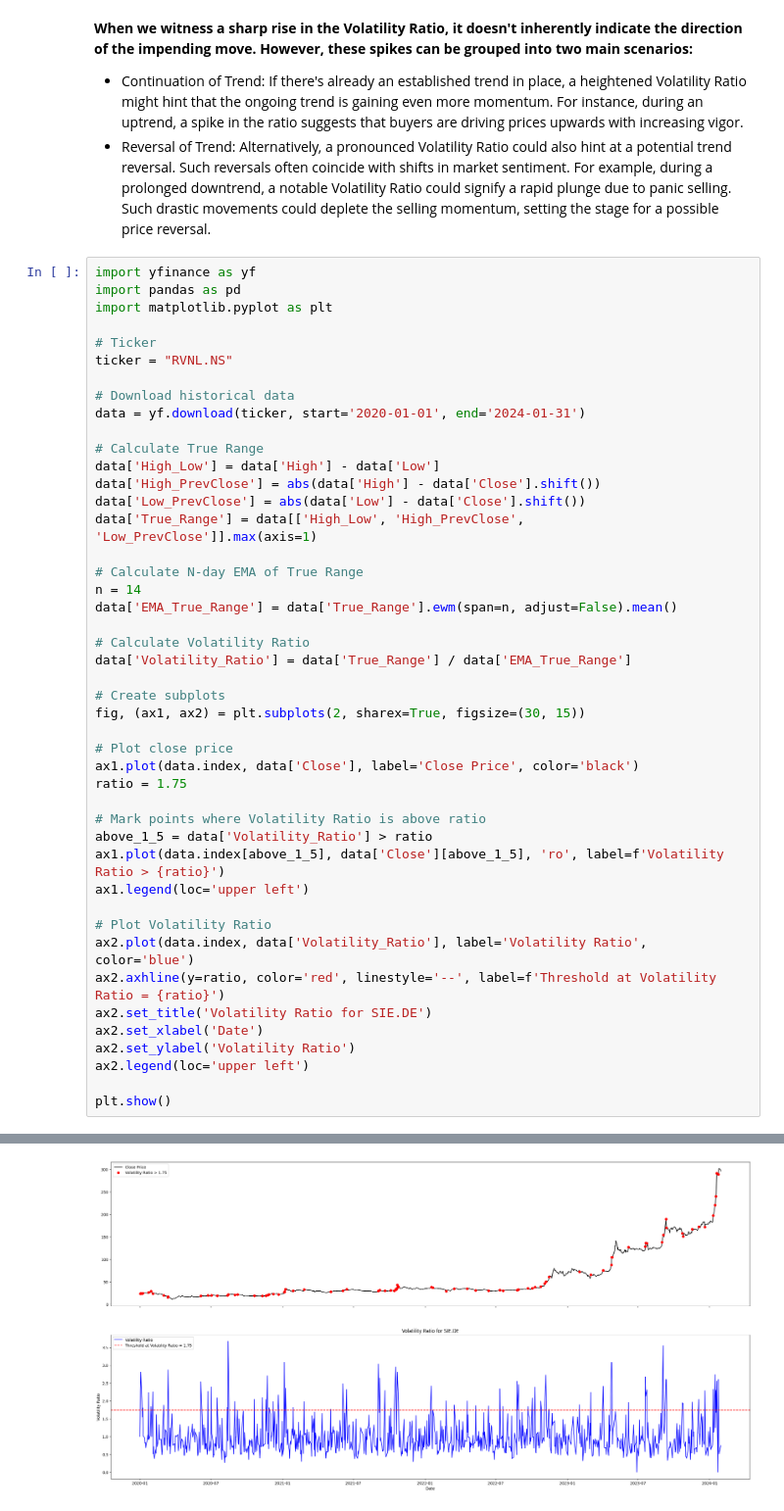
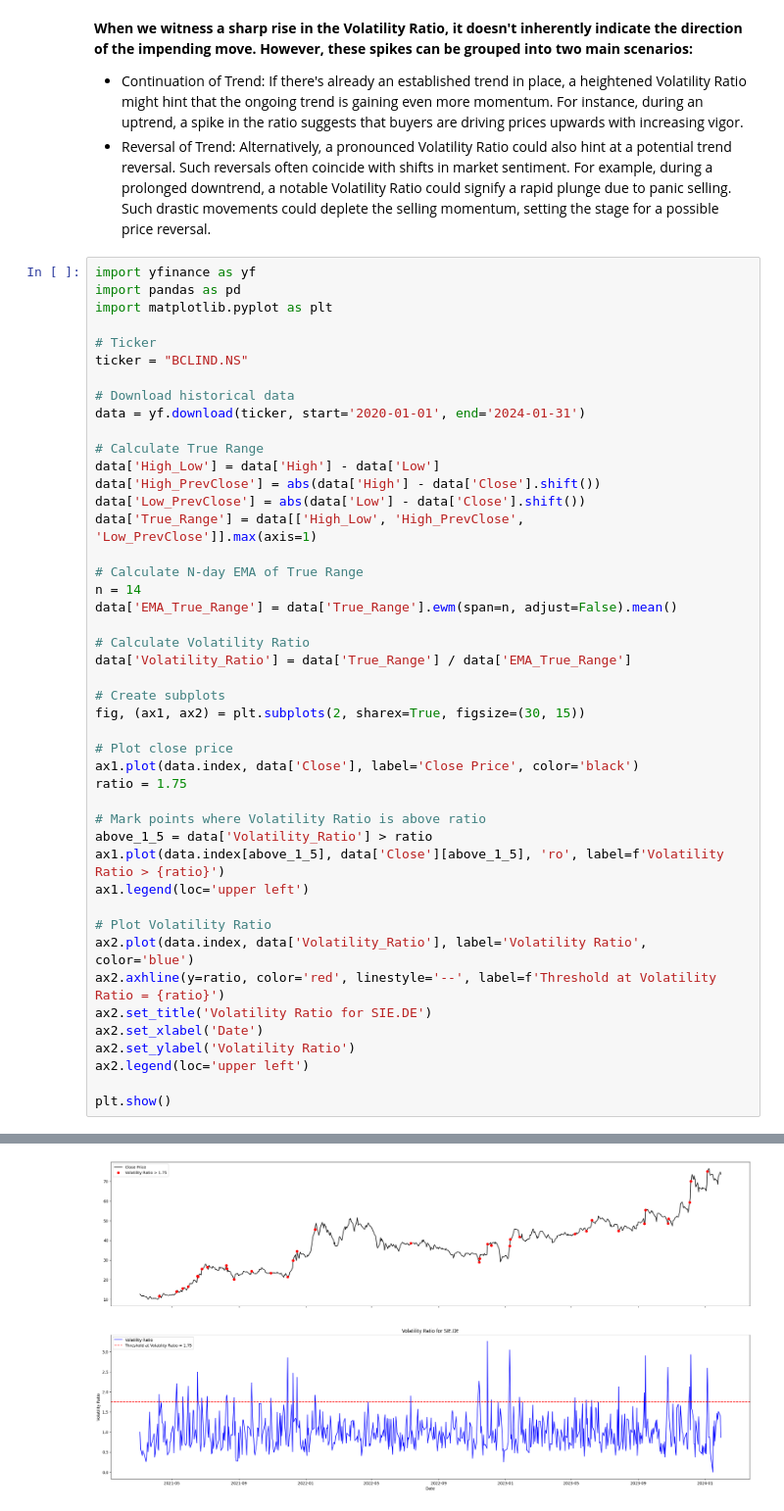
Before and after one commit to Tikam02/TechnicalAnalysis, a Jupyter notebook: Fundamental_Analysis/Market-volatility-ratio.ipynb, the cells around one changed output, grey strips where cells are left out. Shown at 98% size. Saved outputs shown, nothing was run; the diff lists cells and outputs as text.

```diff
--- a/Fundamental_Analysis/Market-volatility-ratio.ipynb
+++ b/Fundamental_Analysis/Market-volatility-ratio.ipynb
@@ -40,7 +40,7 @@ import pandas as pd
 import matplotlib.pyplot as plt
 
 # Ticker
-ticker = "RVNL.NS"
+ticker = "BCLIND.NS"
 
 # Download historical data
 data = yf.download(ticker, start='2020-01-01', end='2024-01-31')
@@ -54,31 +54,31 @@ data['True_Range'] = data[['High_Low', 'High_PrevClose', 'Low_PrevClose']].max(a
 # Calculate N-day EMA of True Range
 n = 14
 data['EMA_True_Range'] = data['True_Range'].ewm(span=n, adjust=False).mean()
 
 # Calculate Volatility Ratio
 data['Volatility_Ratio'] = data['True_Range'] / data['EMA_True_Range']
 
 # Create subplots
 fig, (ax1, ax2) = plt.subplots(2, sharex=True, figsize=(30, 15))
 
 # Plot close price
 ax1.plot(data.index, data['Close'], label='Close Price', color='black')
 ratio = 1.75
 
 # Mark points where Volatility Ratio is above ratio
 above_1_5 = data['Volatility_Ratio'] > ratio
 ax1.plot(data.index[above_1_5], data['Close'][above_1_5], 'ro', label=f'Volatility Ratio > {ratio}')
 ax1.legend(loc='upper left')
 
 # Plot Volatility Ratio
 ax2.plot(data.index, data['Volatility_Ratio'], label='Volatility Ratio', color='blue')
 ax2.axhline(y=ratio, color='red', linestyle='--', label=f'Threshold at Volatility Ratio = {ratio}')
 ax2.set_title('Volatility Ratio for SIE.DE')
 ax2.set_xlabel('Date')
 ax2.set_ylabel('Volatility Ratio')
 ax2.legend(loc='upper left')
 
 plt.show()
 # %% [output]
 [*********************100%%**********************]  1 of 1 completed
-[figure, old version]
+[figure, new version]
```
Also changed, not shown: 14 other files.
